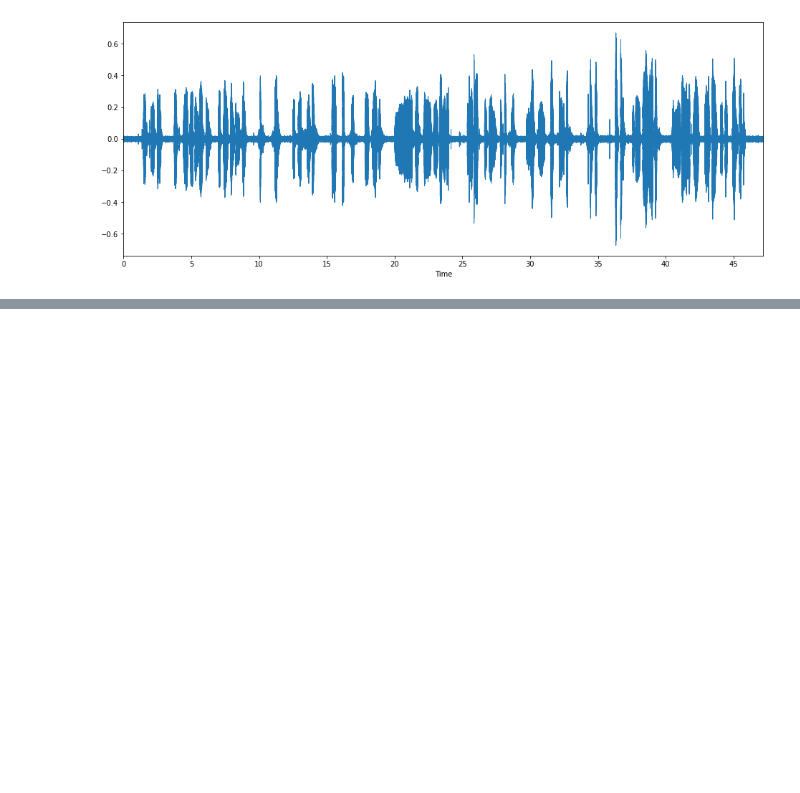
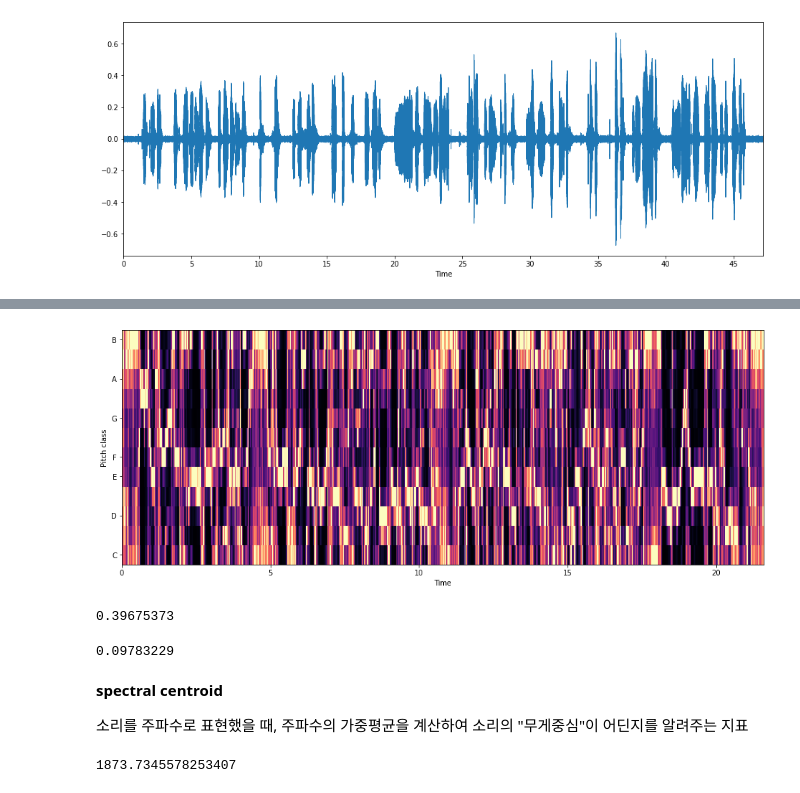
Before and after one commit to parkjiye/EnglishSpeechAccentAnalyzer, a Jupyter notebook: EnglishSpeechAccentAnalyzer.ipynb, the cells around one changed output, grey strips where cells are left out. Cells and saved outputs as stored; diff of their text form; code cells hidden in the pictures; blank space fills up the shorter version.

```diff
--- a/EnglishSpeechAccentAnalyzer.ipynb
+++ b/EnglishSpeechAccentAnalyzer.ipynb
@@ -196,0 +238,4 @@ plt.show()
+# %%
+chromagram=librosa.feature.chroma_stft(y, sr=sr, hop_length=512)
+
+print(chromagram)
@@ -196,0 +250,18 @@ plt.show()
+# %%
+plt.figure(figsize=(16,6))
+librosa.display.specshow(chromagram, x_axis='time', y_axis='chroma', hop_length=512)
+plt.show()
+# %% [output]
+[figure, added]
+# %%
+print(chromagram.mean())
+# %% [output]
+0.39675373
+# %%
+print(chromagram.var())
+# %% [output]
+0.09783229
+# %% [markdown]
+**spectral centroid**
+
+소리를 주파수로 표현했을 때, 주파수의 가중평균을 계산하여 소리의 "무게중심"이 어딘지를 알려주는 지표
@@ -196,0 +270,4 @@ plt.show()
+# %%
+print(spectral_centroids.mean())
+# %% [output]
+1873.7345578253407
```
Also changed, not shown: parts of 49 cells of this notebook.
